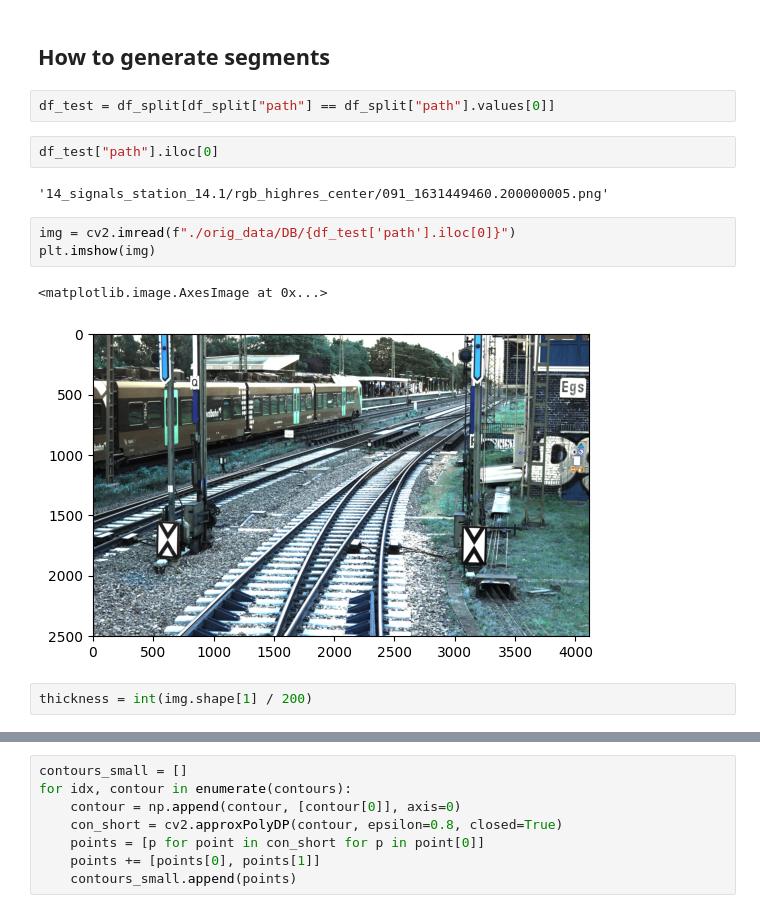
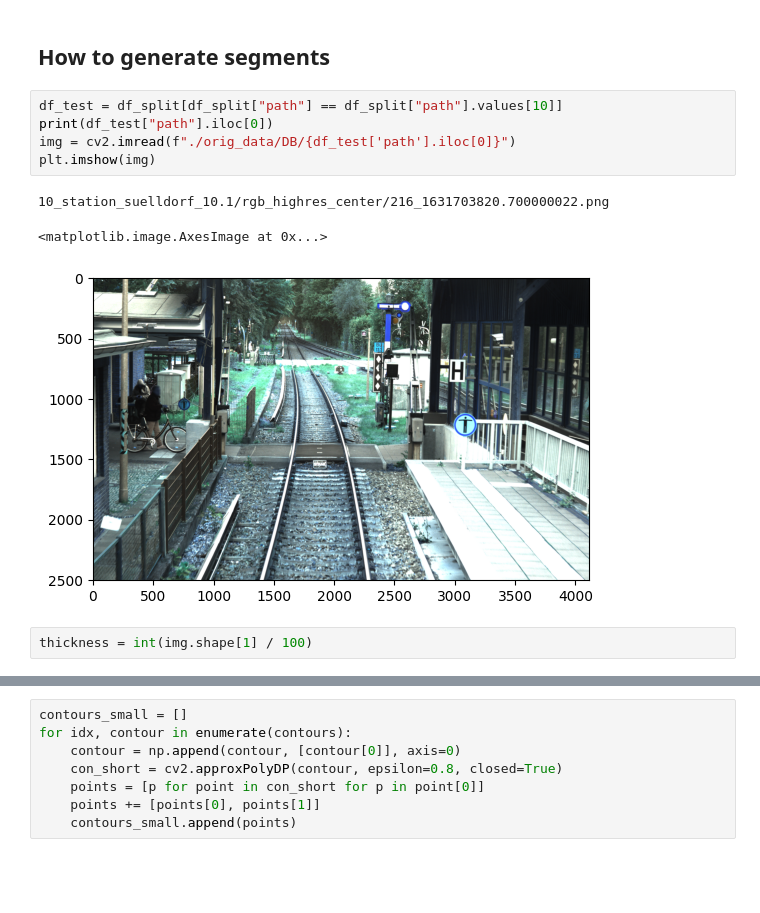
Before and after one commit to clewfirstspockonehanded/rail_detection_preparation, a Jupyter notebook: 02_data_split.ipynb, the cells around one changed output, grey strips where cells are left out. Saved outputs shown, nothing was run; the diff lists cells and outputs as text; blank space fills up the shorter version.

```diff
--- a/02_data_split.ipynb
+++ b/02_data_split.ipynb
@@ -72,19 +51,16 @@ _ = plt.pie(values, labels=labels, autopct="%.0f%%")
 # %% [markdown]
 ## How to generate segments
 # %%
-df_test = df_split[df_split["path"] == df_split["path"].values[0]]
+df_test = df_split[df_split["path"] == df_split["path"].values[10]]
+print(df_test["path"].iloc[0])
+img = cv2.imread(f"./orig_data/DB/{df_test['path'].iloc[0]}")
+plt.imshow(img)
+# %% [output]
+10_station_suelldorf_10.1/rgb_highres_center/216_1631703820.700000022.png
+<matplotlib.image.AxesImage at 0x...>
+[figure, added]
-# %%
-df_test["path"].iloc[0]
-# %% [output]
-'14_signals_station_14.1/rgb_highres_center/091_1631449460.200000005.png'
-# %%
-img = cv2.imread(f"./orig_data/DB/{df_test['path'].iloc[0]}")
-plt.imshow(img)
-# %% [output]
-<matplotlib.image.AxesImage at 0x...>
-[figure, removed]
 # %%
-thickness = int(img.shape[1] / 200)
+thickness = int(img.shape[1] / 100)
 # %%
 img_temp = img.copy()
 for idx, row in df_test.iterrows():
```
Also changed, not shown: parts of 23 cells of this notebook, 4 other files.
